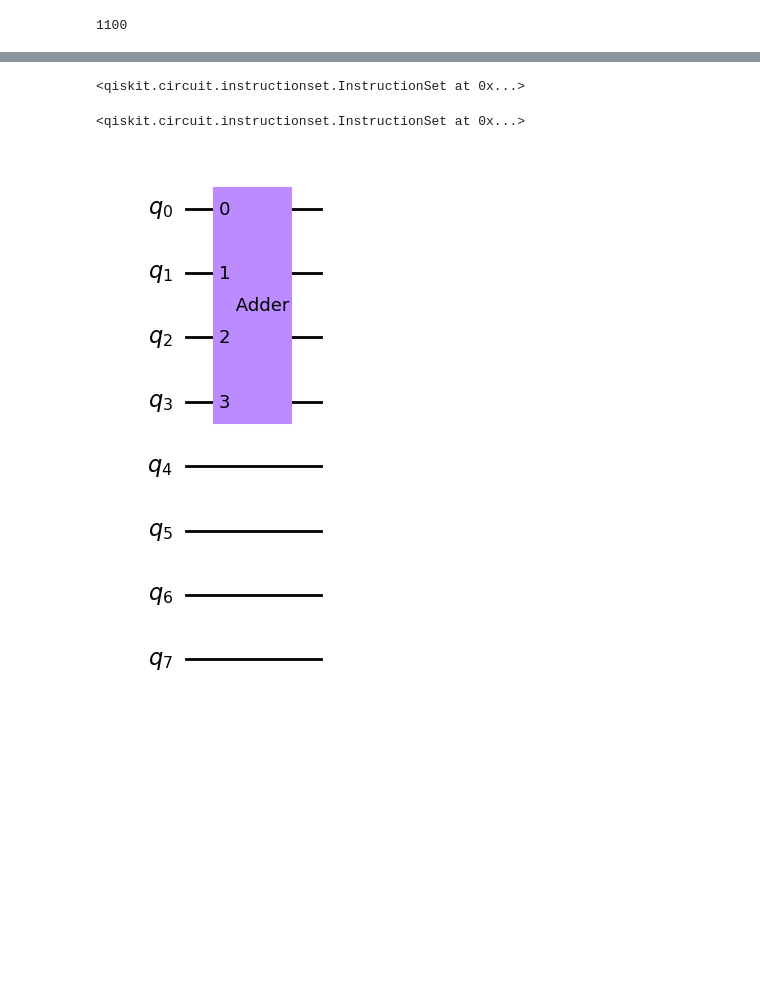
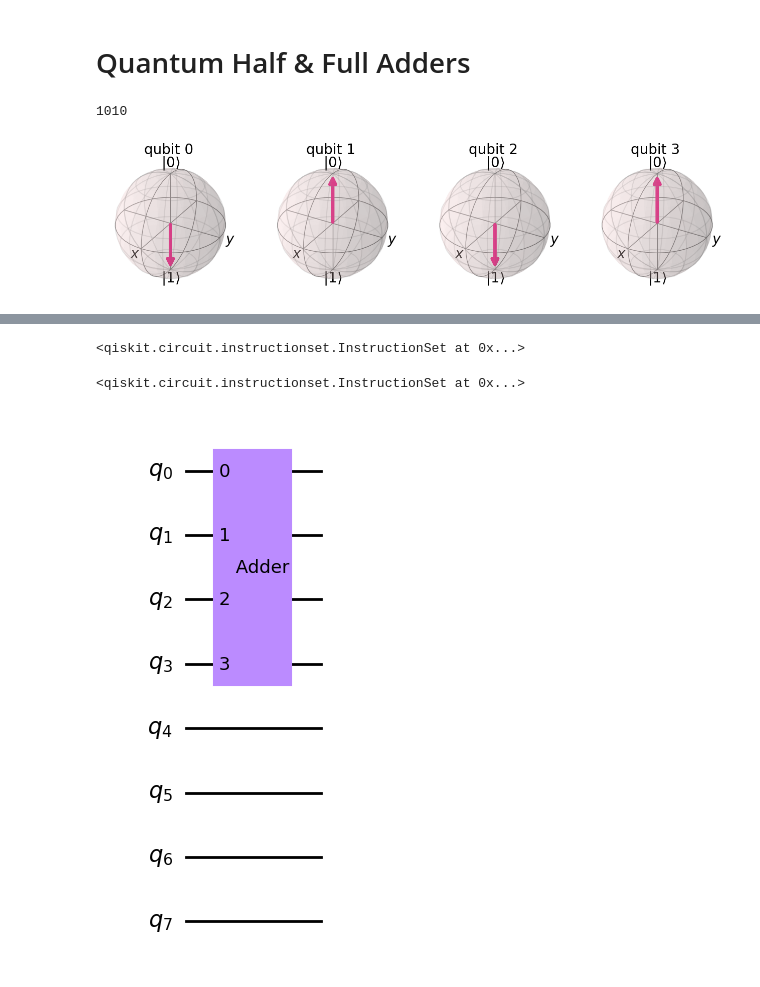
Before and after one commit to anderseline/QuantumComputingBadge, a Jupyter notebook: quantum_circuits/adder.ipynb, the cells around one changed output, grey strips where cells are left out. Drawn from its saved outputs; the diff is of its cells as text; code cells hidden in the pictures; blank space fills up the shorter version.

Commit message:
adder

```diff
--- a/quantum_circuits/adder.ipynb
+++ b/quantum_circuits/adder.ipynb
@@ -1,3 +1,5 @@
+# %% [markdown]
+# Quantum Half & Full Adders
 # %%
 from IPython.core.display import display, HTML
 display(HTML("<style>.container { width:90% !important; }</style>"))
@@ -26,8 +28,10 @@ def makeCirc(n, m):
     return circ
 # %%
 circ = makeCirc(4, 1)
+getBloch(circ, backend)
 # %% [output]
-1100
+1010
+[figure, added]
 # %%
 circ.csx(1, 3)
 circ.cx(0, 1)
```
Also changed, not shown: parts of 2 cells of this notebook.
